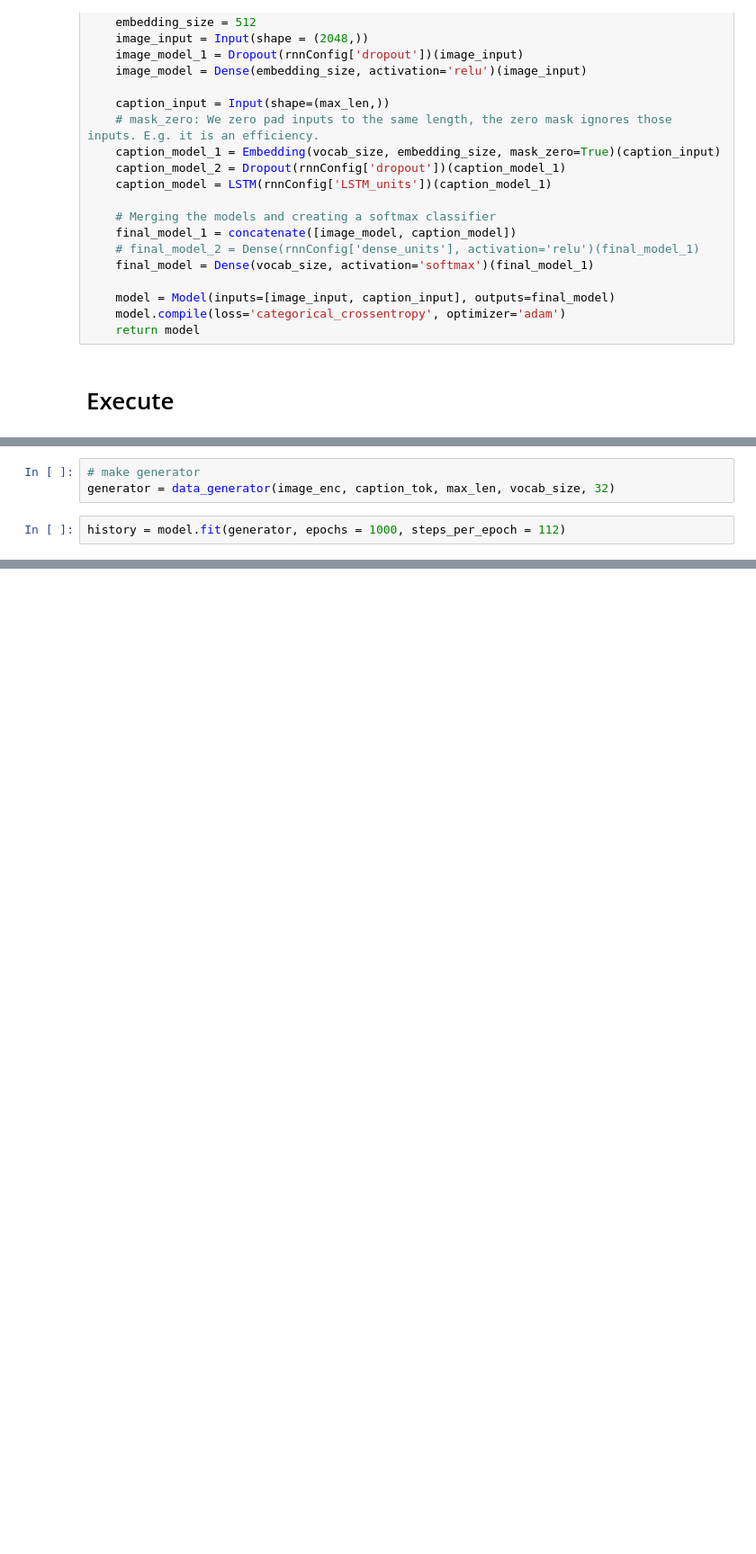
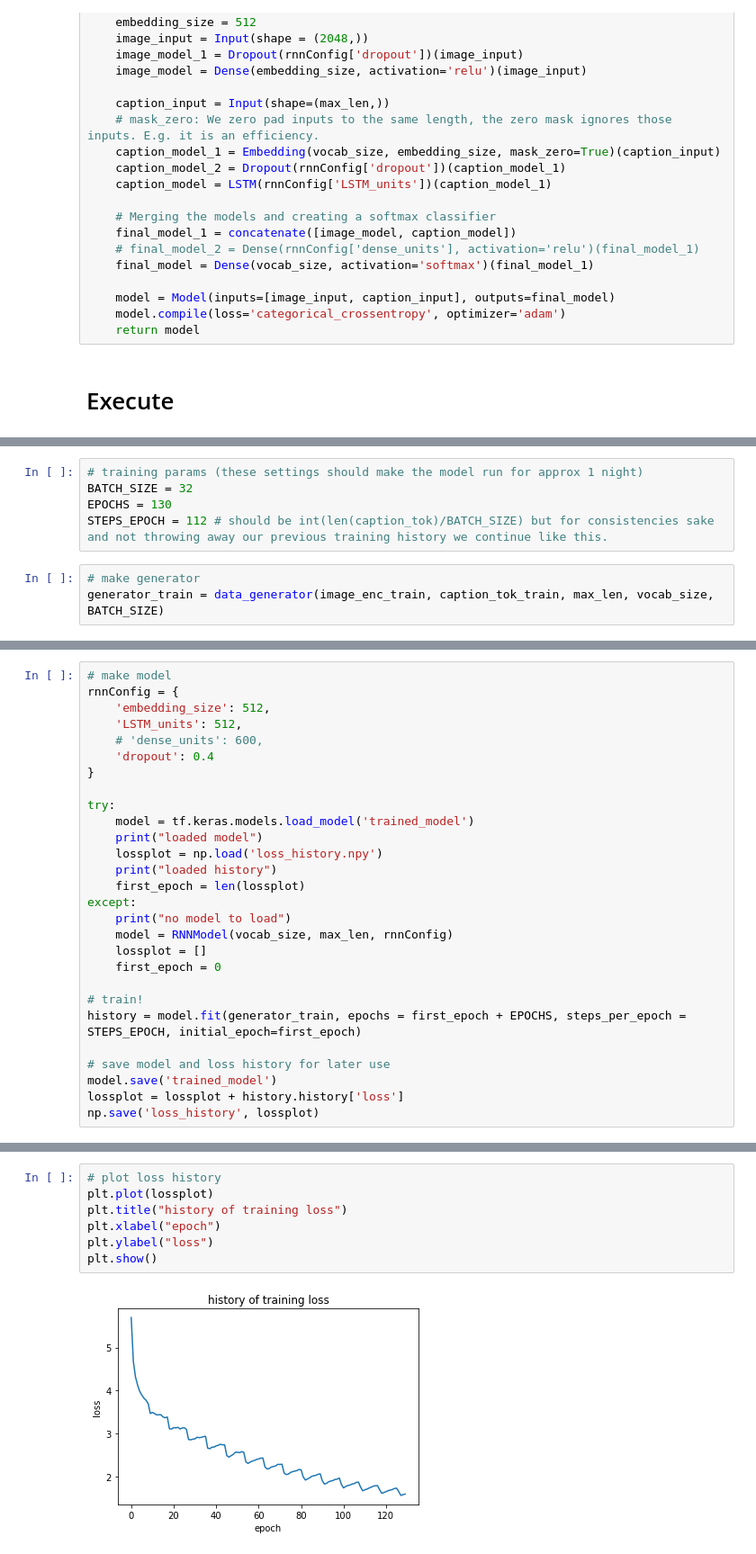
Before and after one commit to LindeBee/scalableML, a Jupyter notebook: lab2/lab2.ipynb, the cells around one changed output, grey strips where cells are left out. Shown at 90% size. Drawn from its saved outputs; the diff is of its cells as text; blank space fills up the shorter version.

Commit message:
train over multiple sessions and e sessions and add pretrained model

```diff
--- a/lab2/lab2.ipynb
+++ b/lab2/lab2.ipynb
@@ -267,5 +266,8 @@ model = RNNModel(vocab_size, max_len, rnnConfig)
+# %%
+# training params (these settings should make the model run for approx 1 night)
+BATCH_SIZE = 32
+EPOCHS = 130
+STEPS_EPOCH = 112 # should be int(len(caption_tok)/BATCH_SIZE) but for consistencies sake and not throwing away our previous training history we continue like this.
 # %%
 # make generator
-generator = data_generator(image_enc, caption_tok, max_len, vocab_size, 32)
+generator_train = data_generator(image_enc_train, caption_tok_train, max_len, vocab_size, BATCH_SIZE)
-# %%
-history = model.fit(generator, epochs = 1000, steps_per_epoch = 112)
@@ -275,0 +274,28 @@ model.save('trained_model')
+# %%
+# make model
+rnnConfig = {
+	'embedding_size': 512,
+	'LSTM_units': 512,
+	# 'dense_units': 600,
+	'dropout': 0.4
+}
+
+try:
+	model = tf.keras.models.load_model('trained_model')
+	print("loaded model")
+	lossplot = np.load('loss_history.npy')
+	print("loaded history")
+	first_epoch = len(lossplot)
+except:
+	print("no model to load")
+	model = RNNModel(vocab_size, max_len, rnnConfig)
+	lossplot = []
+	first_epoch = 0
+
+# train!
+history = model.fit(generator_train, epochs = first_epoch + EPOCHS, steps_per_epoch = STEPS_EPOCH, initial_epoch=first_epoch)
+
+# save model and loss history for later use
+model.save('trained_model')
+lossplot = lossplot + history.history['loss']
+np.save('loss_history', lossplot)
@@ -275,0 +307,9 @@ model.save('trained_model')
+# %%
+# plot loss history
+plt.plot(lossplot)
+plt.title("history of training loss")
+plt.xlabel("epoch")
+plt.ylabel("loss")
+plt.show()
+# %% [output]
+[figure, added]
```
Also changed, not shown: parts of 8 cells of this notebook, 4 other files.
